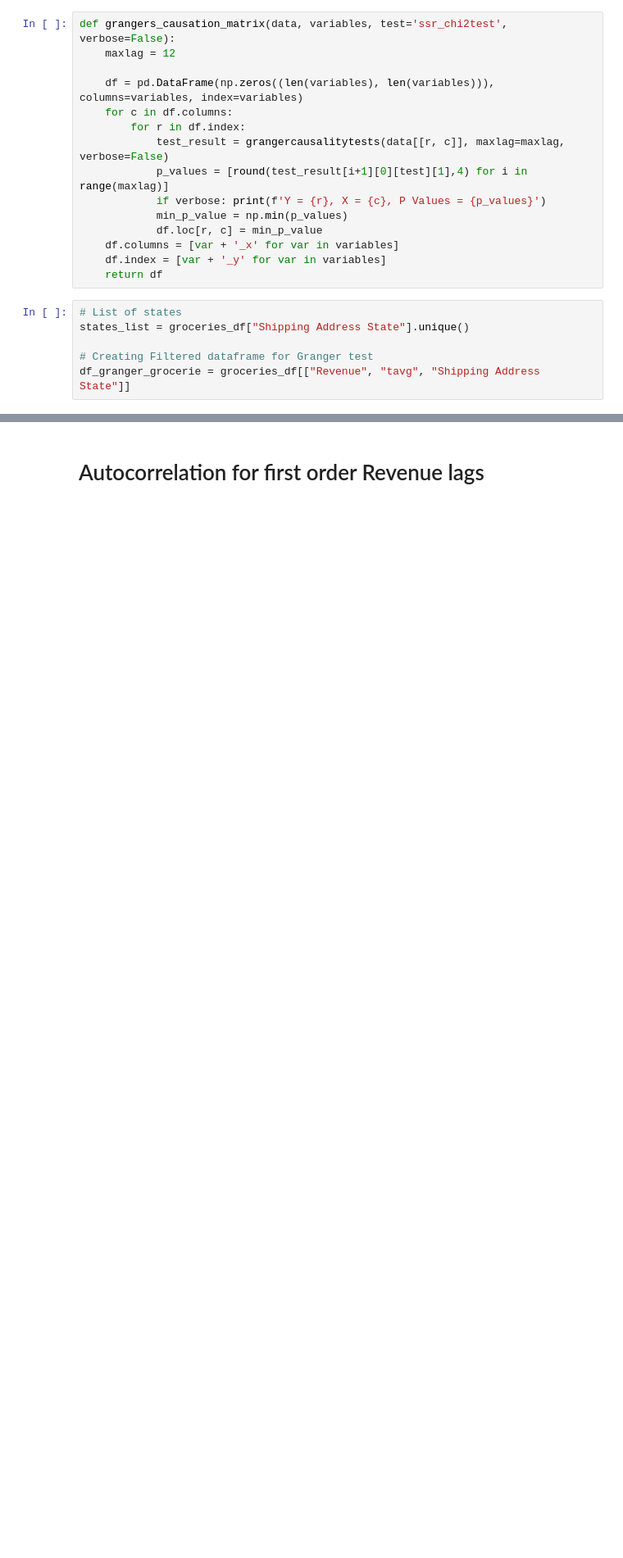
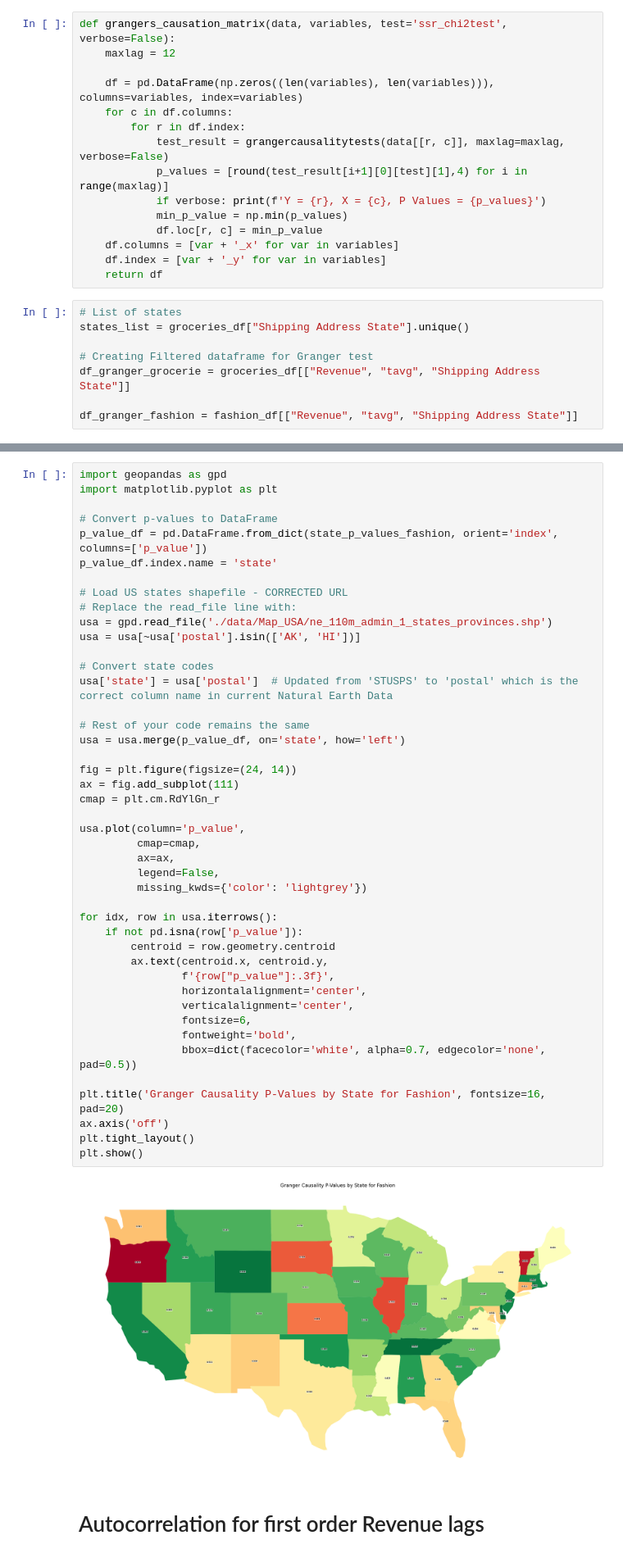
Before and after one commit to MoritzBaldauf/Bachelor_Thesis_Code, a Jupyter notebook: Granger_test.ipynb, the cells around one changed output, grey strips where cells are left out. Shown: that part at 82% size. Drawn from its saved outputs; the diff is of its cells as text; blank space fills up the shorter version.

```diff
--- a/Granger_test.ipynb
+++ b/Granger_test.ipynb
@@ -44,4 +44,6 @@ states_list = groceries_df["Shipping Address State"].unique()
 
 # Creating Filtered dataframe for Granger test
 df_granger_grocerie = groceries_df[["Revenue", "tavg", "Shipping Address State"]]
+
+df_granger_fashion = fashion_df[["Revenue", "tavg", "Shipping Address State"]]
 # %% [markdown]
@@ -195,3 +231,49 @@ plt.show()
+# %%
+import geopandas as gpd
+import matplotlib.pyplot as plt
+
+# Convert p-values to DataFrame
+p_value_df = pd.DataFrame.from_dict(state_p_values_fashion, orient='index', columns=['p_value'])
+p_value_df.index.name = 'state'
+
+# Load US states shapefile - CORRECTED URL
+# Replace the read_file line with:
+usa = gpd.read_file('./data/Map_USA/ne_110m_admin_1_states_provinces.shp')
+usa = usa[~usa['postal'].isin(['AK', 'HI'])]
+
+# Convert state codes
+usa['state'] = usa['postal']  # Updated from 'STUSPS' to 'postal' which is the correct column name in current Natural Earth Data
+
+# Rest of your code remains the same
+usa = usa.merge(p_value_df, on='state', how='left')
+
+fig = plt.figure(figsize=(24, 14))
+ax = fig.add_subplot(111)
+cmap = plt.cm.RdYlGn_r
+
+usa.plot(column='p_value',
+         cmap=cmap,
+         ax=ax,
+         legend=False,
+         missing_kwds={'color': 'lightgrey'})
+
+for idx, row in usa.iterrows():
+    if not pd.isna(row['p_value']):
+        centroid = row.geometry.centroid
+        ax.text(centroid.x, centroid.y,
+                f'{row["p_value"]:.3f}',
+                horizontalalignment='center',
+                verticalalignment='center',
+                fontsize=6,
+                fontweight='bold',
+                bbox=dict(facecolor='white', alpha=0.7, edgecolor='none', pad=0.5))
+
+plt.title('Granger Causality P-Values by State for Fashion', fontsize=16, pad=20)
+ax.axis('off')
+plt.tight_layout()
+plt.show()
+# %% [output]
+[figure, added]
 # %% [markdown]
 # Autocorrelation for first order Revenue lags
 # %%
```
Also changed, not shown: parts of 11 cells of this notebook, 1 other file.
